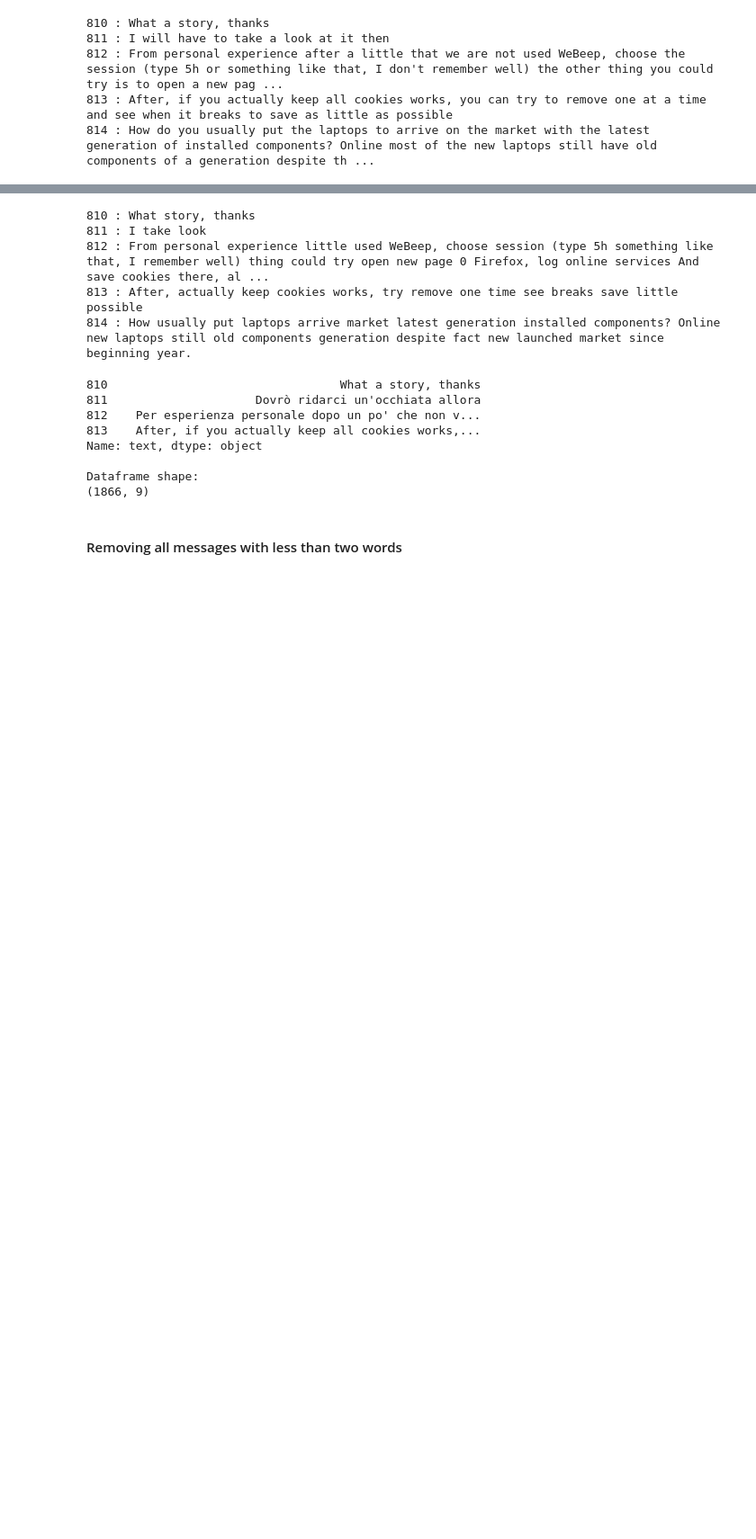
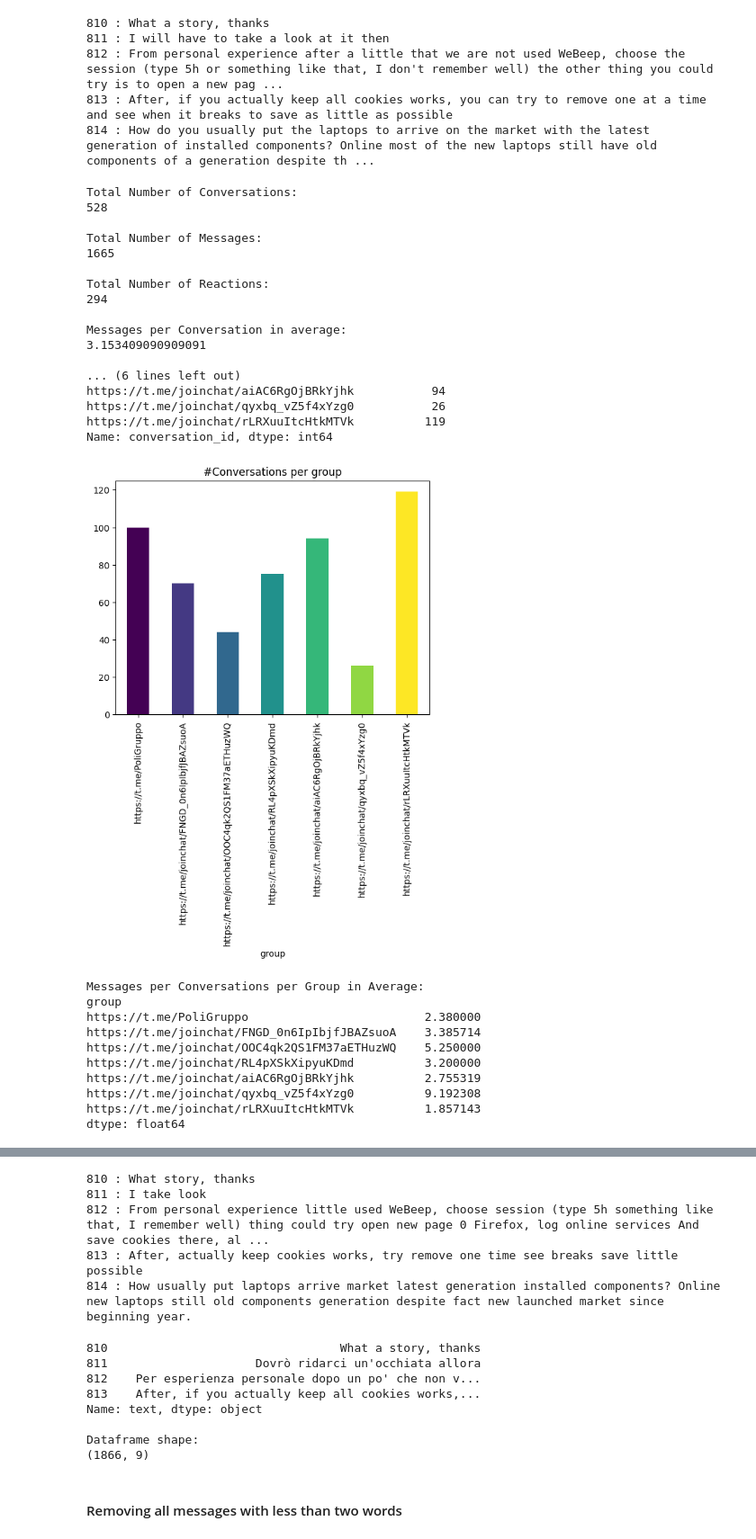
Before and after one commit to amirmosio/telegram-event-detection, a Jupyter notebook: data_analysis/dataset_analysis.ipynb, the cells around one changed output, grey strips where cells are left out. Shown at 90% size. Saved outputs shown, nothing was run; the diff lists cells and outputs as text; code cells hidden in the pictures; blank space fills up the shorter version.

```diff
--- a/data_analysis/dataset_analysis.ipynb
+++ b/data_analysis/dataset_analysis.ipynb
@@ -315,7 +319,7 @@ This dataset provides a comprehensive view of interactions within various Telegr
 # %% [markdown]
 ## Original dataset + Statistics
 # %%
-df = pd.read_excel('labeling_data.xlsx')
+df = pd.read_excel('data_analysis\labeling_data.xlsx')
 df = df.set_index('index')
 df['date'] = pd.to_datetime(df['date'])
 # %% [markdown]
@@ -531,3 +546,39 @@ watch_messages_in_a_range(tr_pretexts, 810,815,0)
 812 : From personal experience after a little that we are not used WeBeep, choose the session (type 5h or something like that, I don't remember well) the other thing you could try is to open a new pag ...
 813 : After, if you actually keep all cookies works, you can try to remove one at a time and see when it breaks to save as little as possible
 814 : How do you usually put the laptops to arrive on the market with the latest generation of installed components? Online most of the new laptops still have old components of a generation despite th ...
+# %%
+tr_predf = predf.copy()
+tr_predf['text'] = tr_pretexts
+tr_predf = tr_predf[tr_predf['text'].apply(lambda x: len(x.split()) > 2)]
+tr_predf.reset_index(drop=True, inplace=True)
+# %%
+printstatistics(tr_predf)
+# %% [output]
+Total Number of Conversations:
+528
+
+Total Number of Messages:
+1665
+
+Total Number of Reactions:
+294
+
+Messages per Conversation in average:
+3.153409090909091
+
+... (6 lines left out)
+https://t.me/joinchat/aiAC6RgOjBRkYjhk           94
+https://t.me/joinchat/qyxbq_vZ5f4xYzg0           26
+https://t.me/joinchat/rLRXuuItcHtkMTVk          119
+Name: conversation_id, dtype: int64
+[figure, added]
+Messages per Conversations per Group in Average:
+group
+https://t.me/PoliGruppo                         2.380000
+https://t.me/joinchat/FNGD_0n6IpIbjfJBAZsuoA    3.385714
+https://t.me/joinchat/OOC4qk2QS1FM37aETHuzWQ    5.250000
+https://t.me/joinchat/RL4pXSkXipyuKDmd          3.200000
+https://t.me/joinchat/aiAC6RgOjBRkYjhk          2.755319
+https://t.me/joinchat/qyxbq_vZ5f4xYzg0          9.192308
+https://t.me/joinchat/rLRXuuItcHtkMTVk          1.857143
+dtype: float64
```
Also changed, not shown: parts of 13 cells of this notebook, 1 other file.
